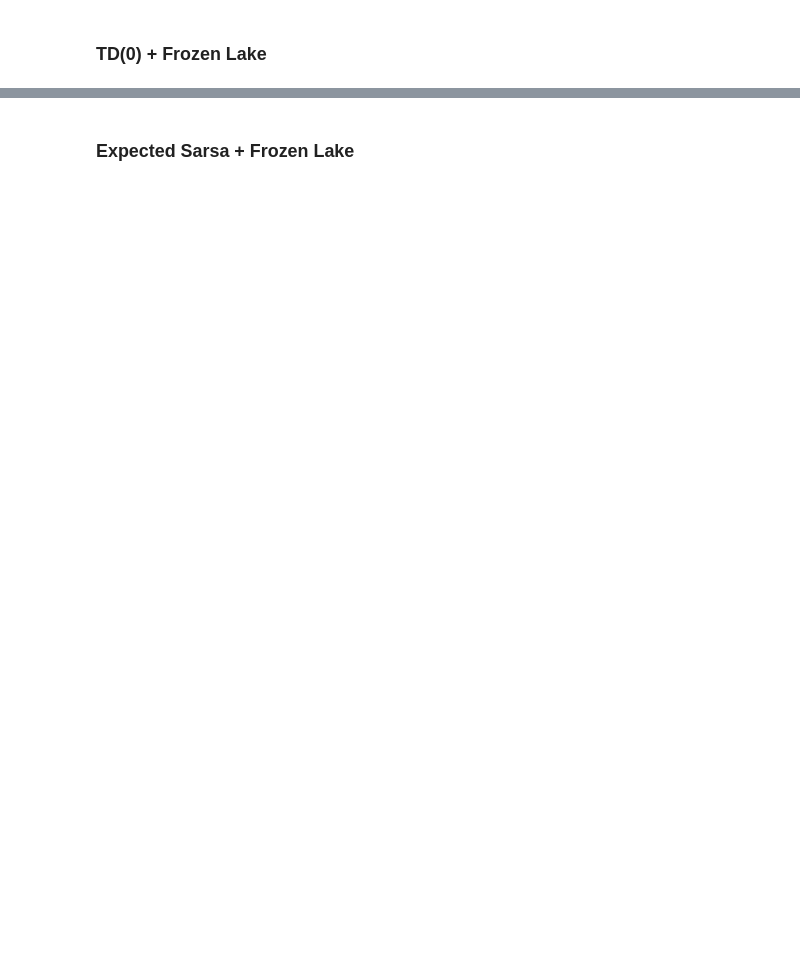
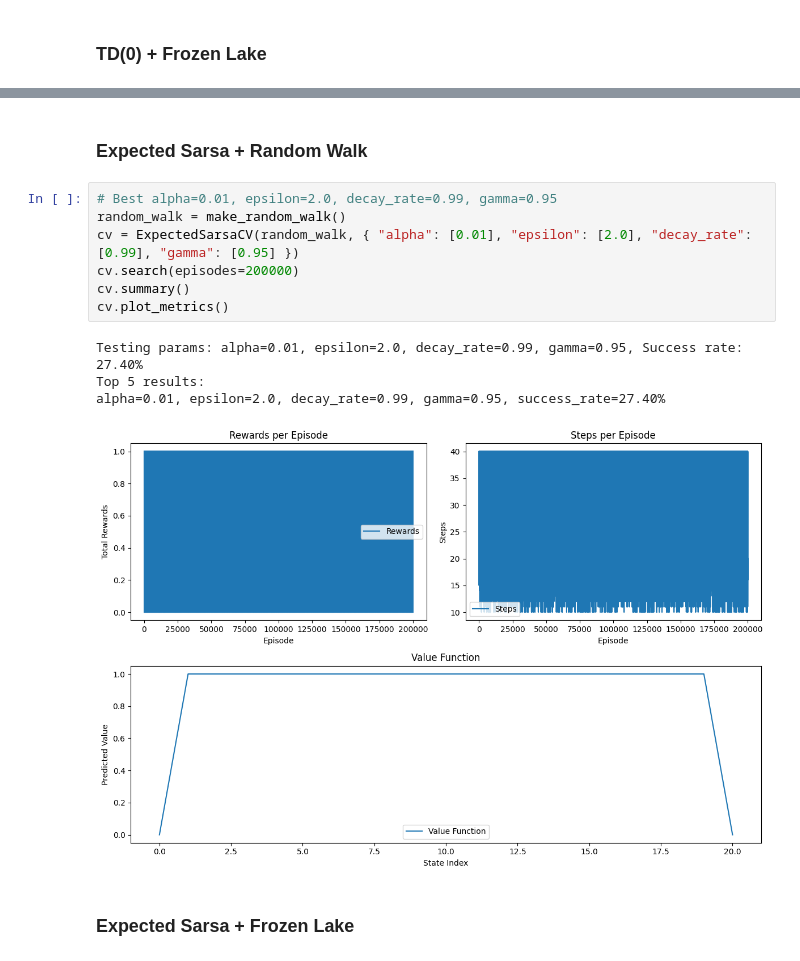
Before and after one commit to pre63/temporal-difference, a Jupyter notebook: notebook.ipynb, the cells around one changed output, grey strips where cells are left out. Drawn from its saved outputs; the diff is of its cells as text; blank space fills up the shorter version.

```diff
--- a/notebook.ipynb
+++ b/notebook.ipynb
@@ -50,3 +59,17 @@ cv.plot_metrics()
+# %% [markdown]
+### Expected Sarsa + Random Walk
+# %%
+# Best alpha=0.01, epsilon=2.0, decay_rate=0.99, gamma=0.95
+random_walk = make_random_walk()
+cv = ExpectedSarsaCV(random_walk, { "alpha": [0.01], "epsilon": [2.0], "decay_rate": [0.99], "gamma": [0.95] })
+cv.search(episodes=200000)
+cv.summary()
+cv.plot_metrics()
+# %% [output]
+Testing params: alpha=0.01, epsilon=2.0, decay_rate=0.99, gamma=0.95, Success rate: 27.40%
+Top 5 results:
+alpha=0.01, epsilon=2.0, decay_rate=0.99, gamma=0.95, success_rate=27.40%
+[figure, added]
 # %% [markdown]
 ### Expected Sarsa + Frozen Lake
 # %%
```
Also changed, not shown: parts of 6 cells of this notebook, 6 other files.
